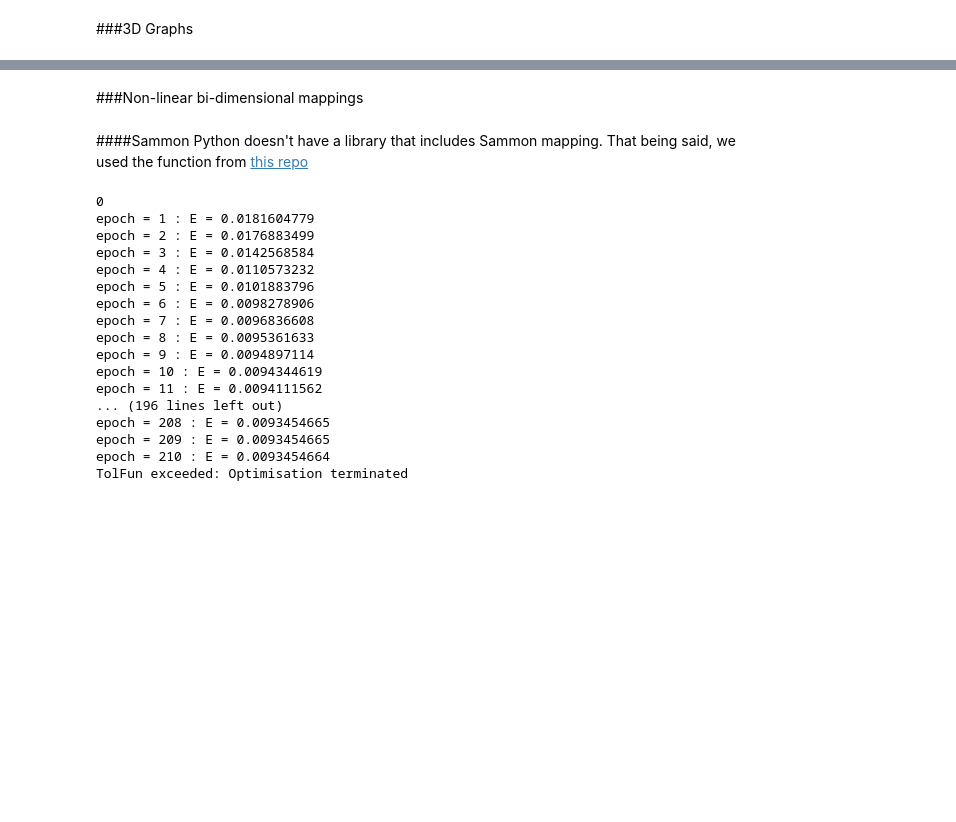
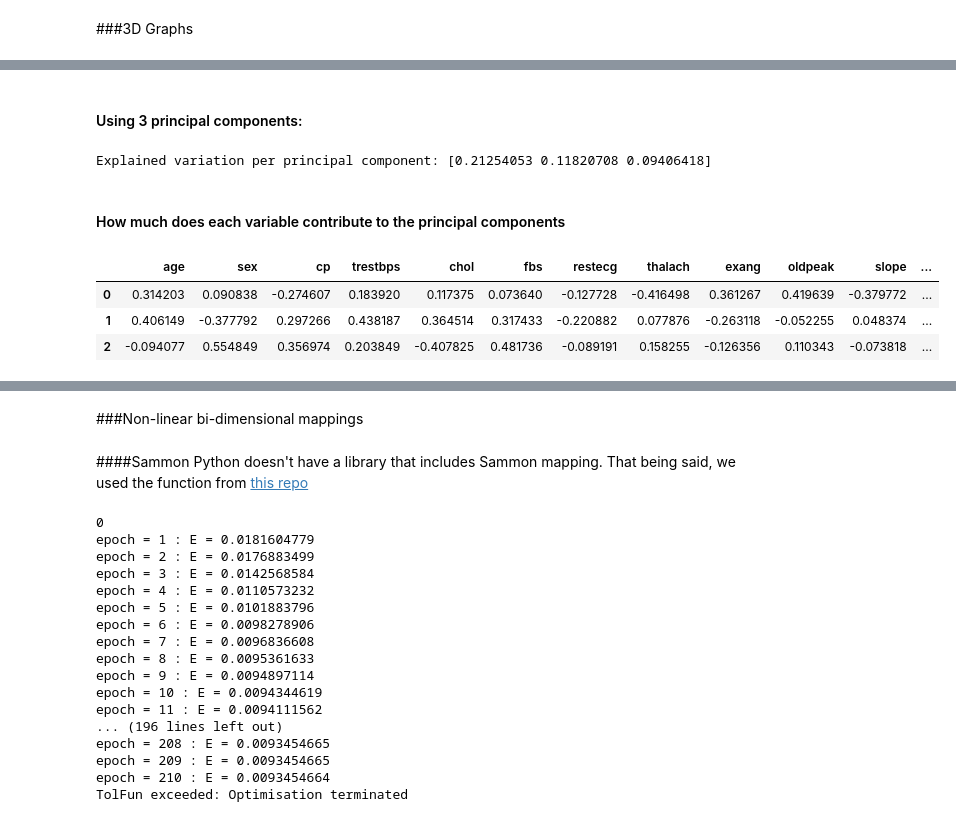
Before and after one commit to Amihaeseisergiu/Data-Mining, a Jupyter notebook: DM_hw1.ipynb, the cells around one changed output, grey strips where cells are left out. Cells and saved outputs as stored; diff of their text form; code cells hidden in the pictures; blank space fills up the shorter version.

```diff
--- a/DM_hw1.ipynb
+++ b/DM_hw1.ipynb
@@ -322,0 +491,22 @@ fig.show()
+# %% [markdown]
+#### Using 3 principal components:
+# %%
+pca3 = PCA(n_components=3)
+new_data_3 = pca3.fit_transform(normalized_data)
+
+new_data_3 = pd.DataFrame(data = new_data_3, columns = ['PCA 1', 'PCA 2', 'PCA 3'])
+
+print(f'Explained variation per principal component: {pca3.explained_variance_ratio_}')
+
+pca_by_variables = pd.DataFrame(pca3.components_, columns = data.drop(columns="target").columns)
+# %% [output]
+Explained variation per principal component: [0.21254053 0.11820708 0.09406418]
+# %% [markdown]
+#### How much does each variable contribute to the principal components
+# %%
+pca_by_variables
+# %% [output]
+|  | age | sex | cp | trestbps | chol | fbs | restecg | thalach | exang | oldpeak | slope | ... |
+| 0 | 0.314203 | 0.090838 | -0.274607 | 0.183920 | 0.117375 | 0.073640 | -0.127728 | -0.416498 | 0.361267 | 0.419639 | -0.379772 | ... |
+| 1 | 0.406149 | -0.377792 | 0.297266 | 0.438187 | 0.364514 | 0.317433 | -0.220882 | 0.077876 | -0.263118 | -0.052255 | 0.048374 | ... |
+| 2 | -0.094077 | 0.554849 | 0.356974 | 0.203849 | -0.407825 | 0.481736 | -0.089191 | 0.158255 | -0.126356 | 0.110343 | -0.073818 | ... |
```
Also changed, not shown: parts of 27 cells of this notebook, 1 other file.
